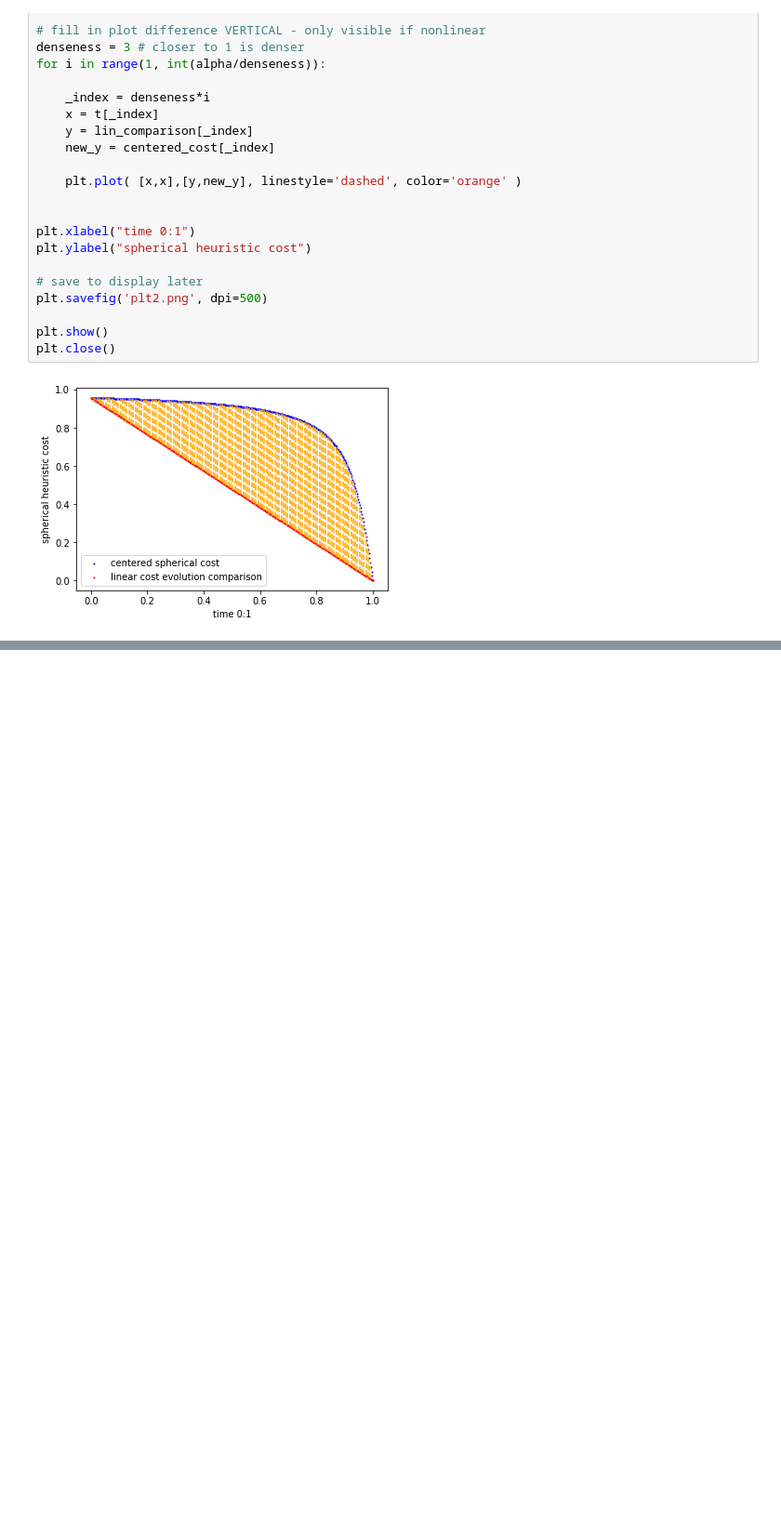
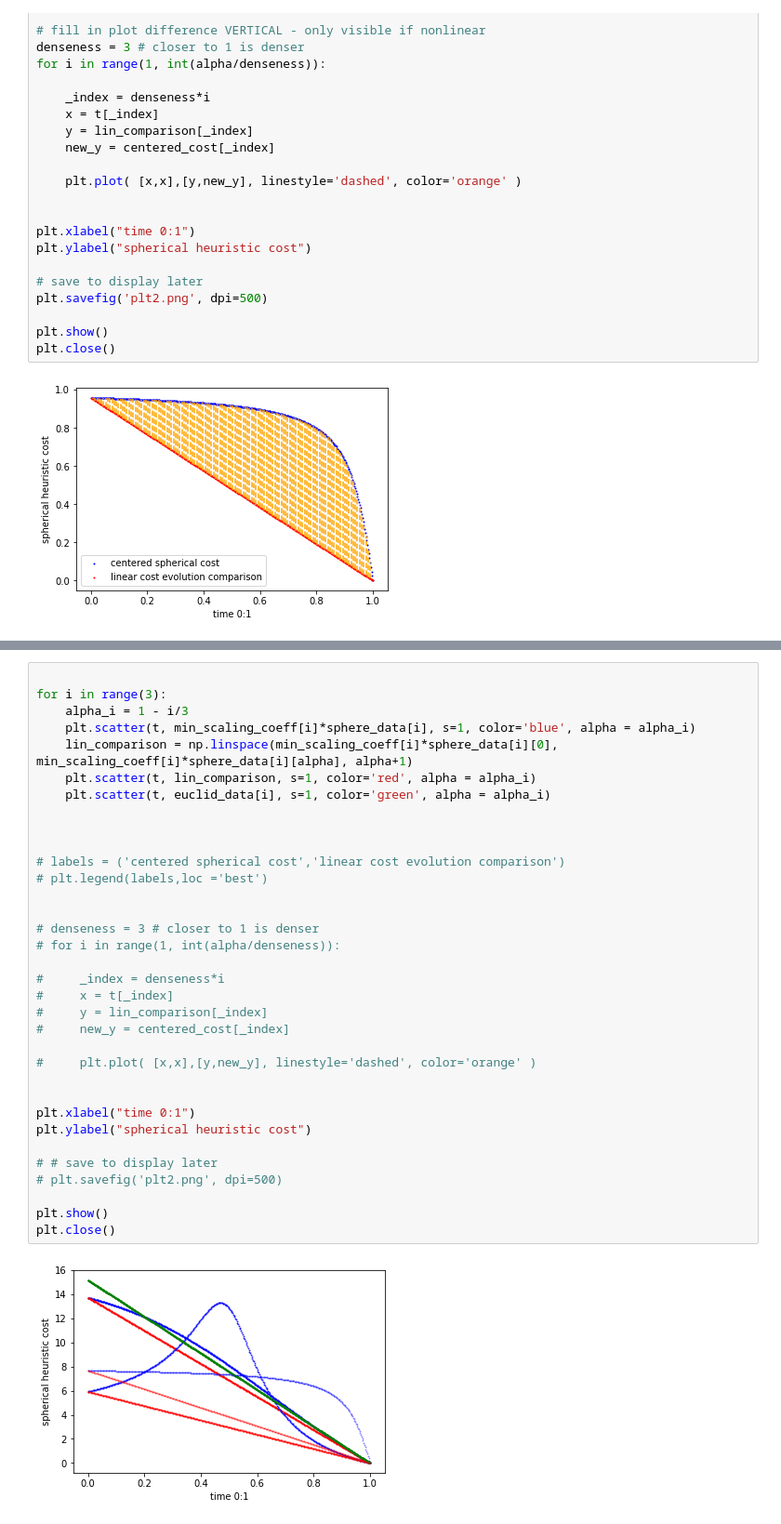
Before and after one commit to Kodyak/spherical_embedding_heuristic, a Jupyter notebook: spherical embedding search heuristic.ipynb, the cells around one changed output, grey strips where cells are left out. Shown at 93% size. Drawn from its saved outputs; the diff is of its cells as text; blank space fills up the shorter version.

Commit message:
added more details
update embedding write up
draft greedy search program
removed some bugs
included computation of eta coefficient for spherical embedding heuristic

```diff
--- a/spherical embedding search heuristic.ipynb
+++ b/spherical embedding search heuristic.ipynb
@@ -473,0 +580,36 @@ plt.close()
+# %%
+
+for i in range(3):
+    alpha_i = 1 - i/3
+    plt.scatter(t, min_scaling_coeff[i]*sphere_data[i], s=1, color='blue', alpha = alpha_i)
+    lin_comparison = np.linspace(min_scaling_coeff[i]*sphere_data[i][0], min_scaling_coeff[i]*sphere_data[i][alpha], alpha+1)
+    plt.scatter(t, lin_comparison, s=1, color='red', alpha = alpha_i)
+    plt.scatter(t, euclid_data[i], s=1, color='green', alpha = alpha_i)
+
+
+
+# labels = ('centered spherical cost','linear cost evolution comparison')
+# plt.legend(labels,loc ='best')
+
+
+# denseness = 3 # closer to 1 is denser
+# for i in range(1, int(alpha/denseness)):
+
+#     _index = denseness*i
+#     x = t[_index]
+#     y = lin_comparison[_index]
+#     new_y = centered_cost[_index]
+
+#     plt.plot( [x,x],[y,new_y], linestyle='dashed', color='orange' )
+
+
+plt.xlabel("time 0:1")
+plt.ylabel("spherical heuristic cost")
+
+# # save to display later
+# plt.savefig('plt2.png', dpi=500)
+
+plt.show()
+plt.close()
+# %% [output]
+[figure, added]
```
Also changed, not shown: parts of 28 cells of this notebook.
